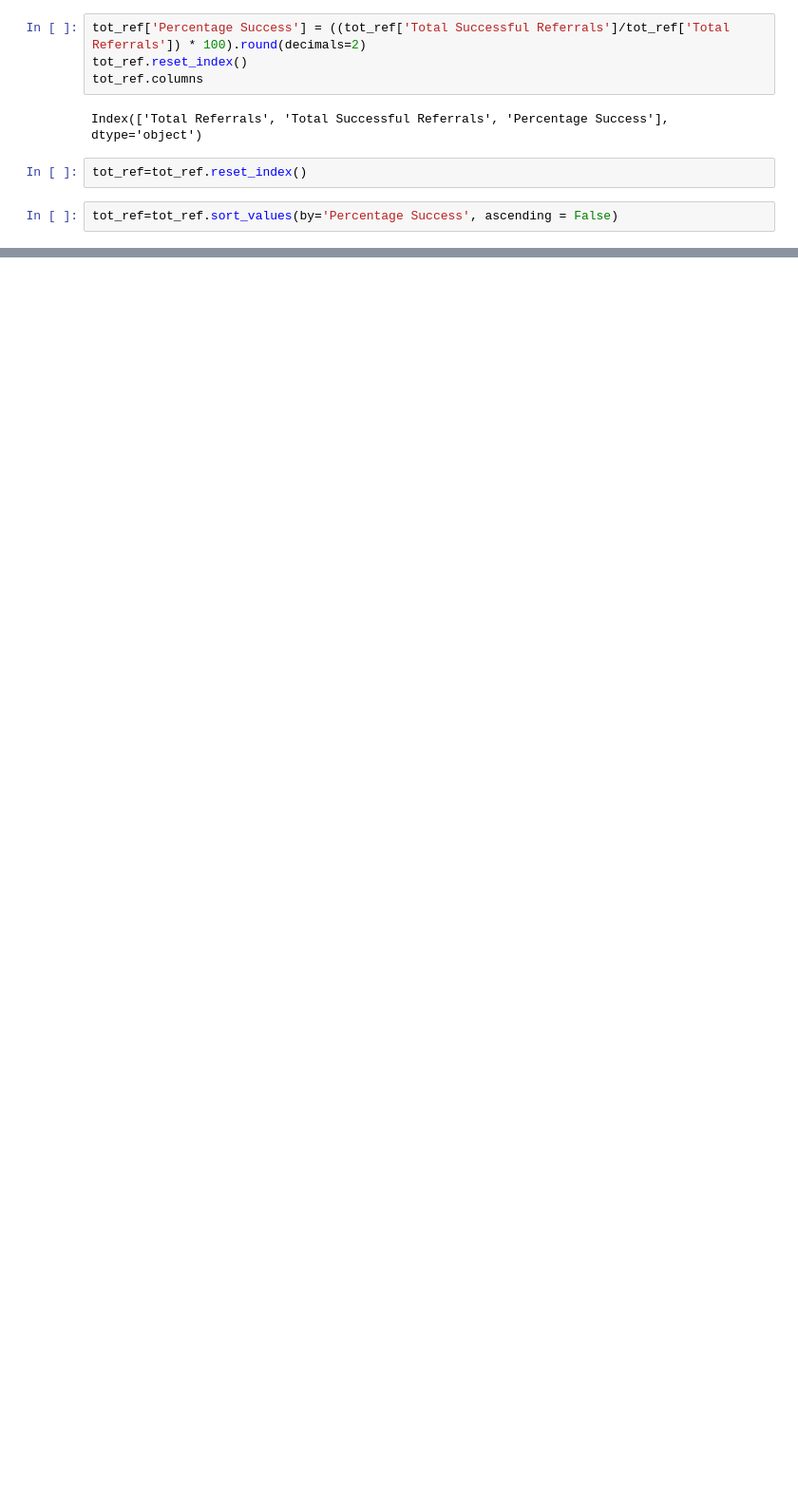
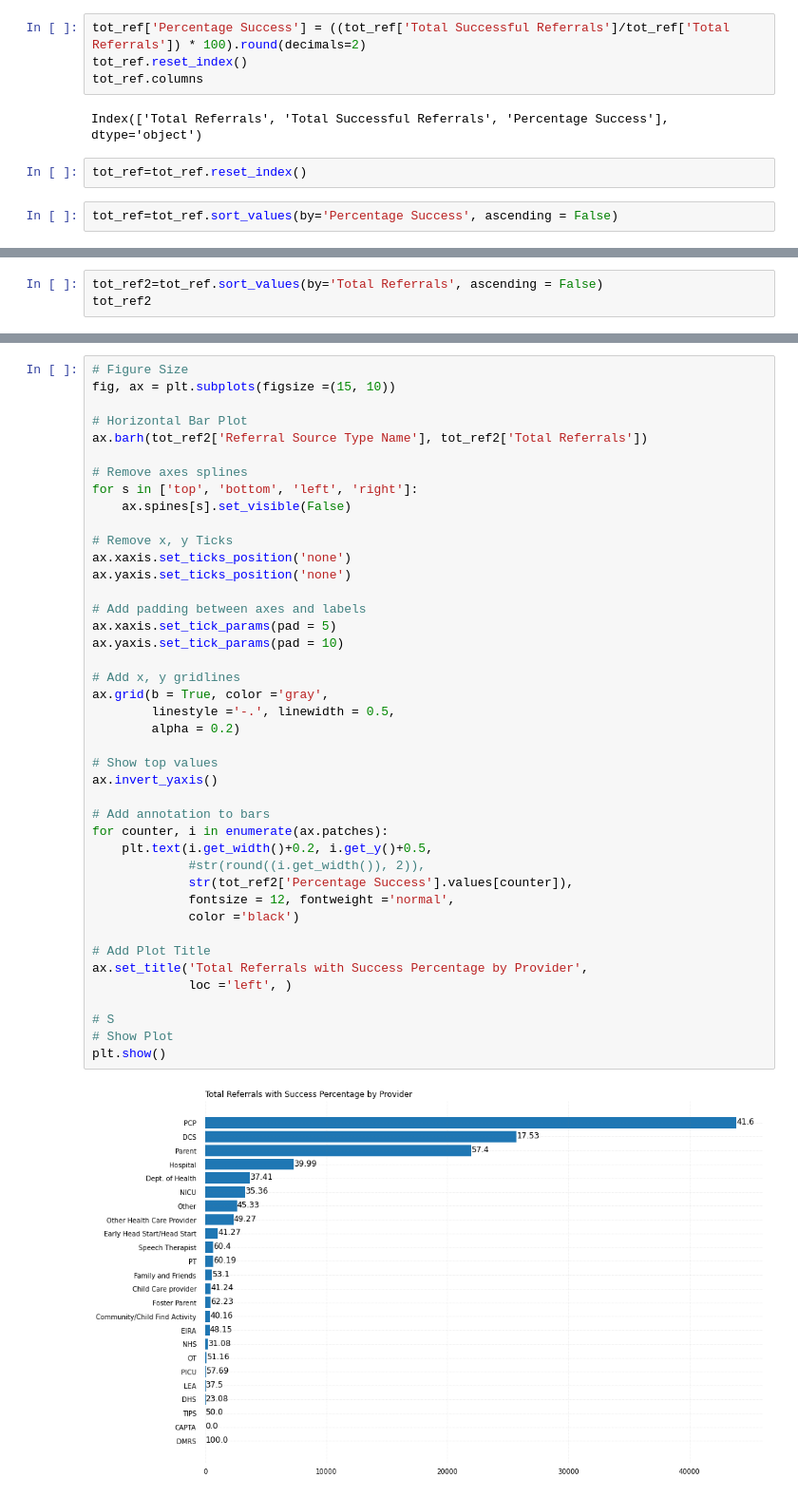
Before and after one commit to MylahKate/teis_project-scar, a Jupyter notebook: notebook/teis_q2.ipynb, the cells around one changed output, grey strips where cells are left out. Shown: that part at 95% size. Saved outputs shown, nothing was run; the diff lists cells and outputs as text; blank space fills up the shorter version.

```diff
--- a/notebook/teis_q2.ipynb
+++ b/notebook/teis_q2.ipynb
@@ -187,0 +185,3 @@ NameError: name 'x' is not defined
+# %%
+tot_ref2=tot_ref.sort_values(by='Total Referrals', ascending = False)
+tot_ref2
@@ -187,0 +206,44 @@ NameError: name 'x' is not defined
+# %%
+# Figure Size
+fig, ax = plt.subplots(figsize =(15, 10))
+
+# Horizontal Bar Plot
+ax.barh(tot_ref2['Referral Source Type Name'], tot_ref2['Total Referrals'])
+
+# Remove axes splines
+for s in ['top', 'bottom', 'left', 'right']:
+    ax.spines[s].set_visible(False)
+
+# Remove x, y Ticks
+ax.xaxis.set_ticks_position('none')
+ax.yaxis.set_ticks_position('none')
+
+# Add padding between axes and labels
+ax.xaxis.set_tick_params(pad = 5)
+ax.yaxis.set_tick_params(pad = 10)
+
+# Add x, y gridlines
+ax.grid(b = True, color ='gray',
+        linestyle ='-.', linewidth = 0.5,
+        alpha = 0.2)
+
+# Show top values
+ax.invert_yaxis()
+
+# Add annotation to bars
+for counter, i in enumerate(ax.patches):
+    plt.text(i.get_width()+0.2, i.get_y()+0.5,
+             #str(round((i.get_width()), 2)),
+             str(tot_ref2['Percentage Success'].values[counter]),
+             fontsize = 12, fontweight ='normal',
+             color ='black')
+
+# Add Plot Title
+ax.set_title('Total Referrals with Success Percentage by Provider',
+             loc ='left', )
+
+# S
+# Show Plot
+plt.show()
+# %% [output]
+[figure, added]
```
Also changed, not shown: parts of 7 cells of this notebook, 1 other file.
